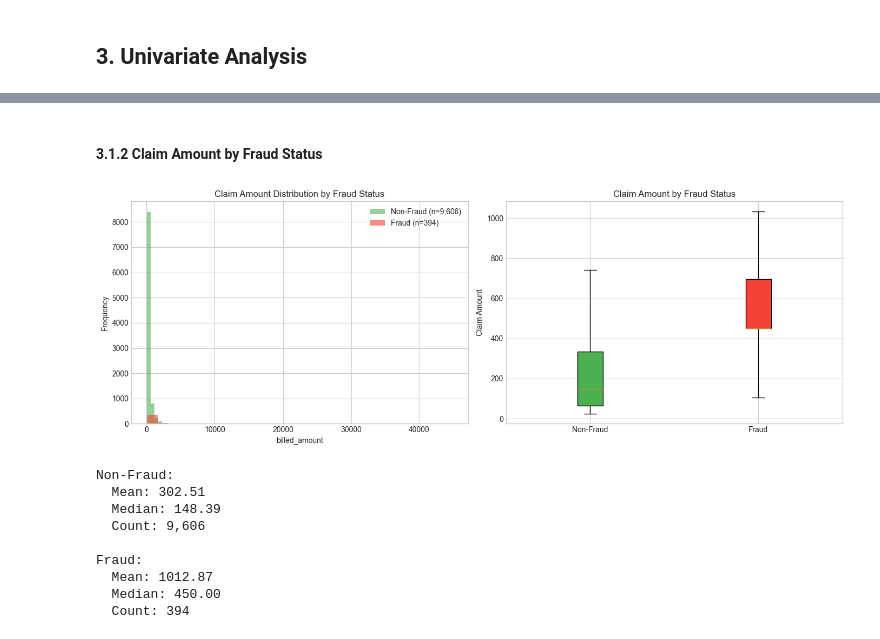
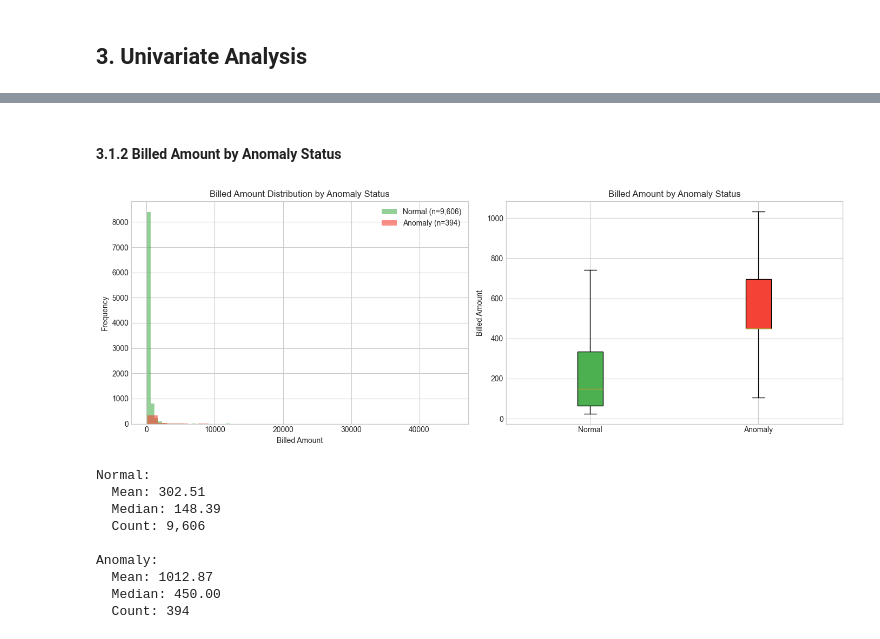
Before and after one commit to Houzibe/health-insurance-fraudulent-claims-detection-system, a Jupyter notebook: notebooks/01_EDA_and_Preprocessing.ipynb, the cells around one changed output, grey strips where cells are left out. Drawn from its saved outputs; the diff is of its cells as text; code cells hidden in the pictures.

```diff
--- a/notebooks/01_EDA_and_Preprocessing.ipynb
+++ b/notebooks/01_EDA_and_Preprocessing.ipynb
@@ -208,43 +206,46 @@ Claim Amount Statistics:
 # %% [markdown]
-#### 3.1.2 Claim Amount by Fraud Status
+#### 3.1.2 Billed Amount by Anomaly Status
 # %%
 fig, axes = plt.subplots(1, 2, figsize=(14, 5))
 
-# Histogram by fraud status
-for status, color in zip([0, 1], ['#4CAF50', '#F44336']):
+# Histogram by anomaly status
+for status, color, label in zip([0, 1], ['#4CAF50', '#F44336'], ['Normal', 'Anomaly']):
     subset = df[df['is_anomaly'] == status]['billed_amount']
-    axes[0].hist(subset, bins=30, alpha=0.6, label=f"{'Non-Fraud' if status == 0 else 'Fraud'} (n={len(subset):,})", color=color)
-axes[0].set_xlabel('billed_amount')
+    axes[0].hist(subset, bins=30, alpha=0.6, label=f"{label} (n={len(subset):,})", color=color)
+axes[0].set_xlabel('Billed Amount')
 axes[0].set_ylabel('Frequency')
-axes[0].set_title('Claim Amount Distribution by Fraud Status')
+axes[0].set_title('Billed Amount Distribution by Anomaly Status')
 axes[0].legend()
 
-# Box plot by fraud status
-data_to_plot = [df[df['is_anomaly'] == 0]['billed_amount'], df[df['is_anomaly'] == 1]['billed_amount']]
-bp = axes[1].boxplot(data_to_plot, labels=['Non-Fraud', 'Fraud'], patch_artist=True, showfliers=False)
+# Box plot by anomaly status
+data_to_plot = [
+    df[df['is_anomaly'] == 0]['billed_amount'],
+    df[df['is_anomaly'] == 1]['billed_amount']
+]
+bp = axes[1].boxplot(data_to_plot, labels=['Normal', 'Anomaly'], patch_artist=True, showfliers=False)
 bp['boxes'][0].set_facecolor('#4CAF50')
 bp['boxes'][1].set_facecolor('#F44336')
-axes[1].set_ylabel('Claim Amount')
-axes[1].set_title('Claim Amount by Fraud Status')
+axes[1].set_ylabel('Billed Amount')
+axes[1].set_title('Billed Amount by Anomaly Status')
 
 plt.tight_layout()
 plt.show()
 
-# Statistics by fraud status
-for status, label in [(0, 'Non-Fraud'), (1, 'Fraud')]:
+# Statistics by anomaly status
+for status, label in [(0, 'Normal'), (1, 'Anomaly')]:
     subset = df[df['is_anomaly'] == status]['billed_amount']
     print(f"\n{label}:")
     print(f"  Mean: {subset.mean():.2f}")
     print(f"  Median: {subset.median():.2f}")
     print(f"  Count: {len(subset):,}")
 # %% [output]
-[figure, old version]
+[figure, new version]
-Non-Fraud:
+Normal:
   Mean: 302.51
   Median: 148.39
   Count: 9,606
 
-Fraud:
+Anomaly:
   Mean: 1012.87
   Median: 450.00
   Count: 394
```
Also changed, not shown: parts of 4 cells of this notebook.
